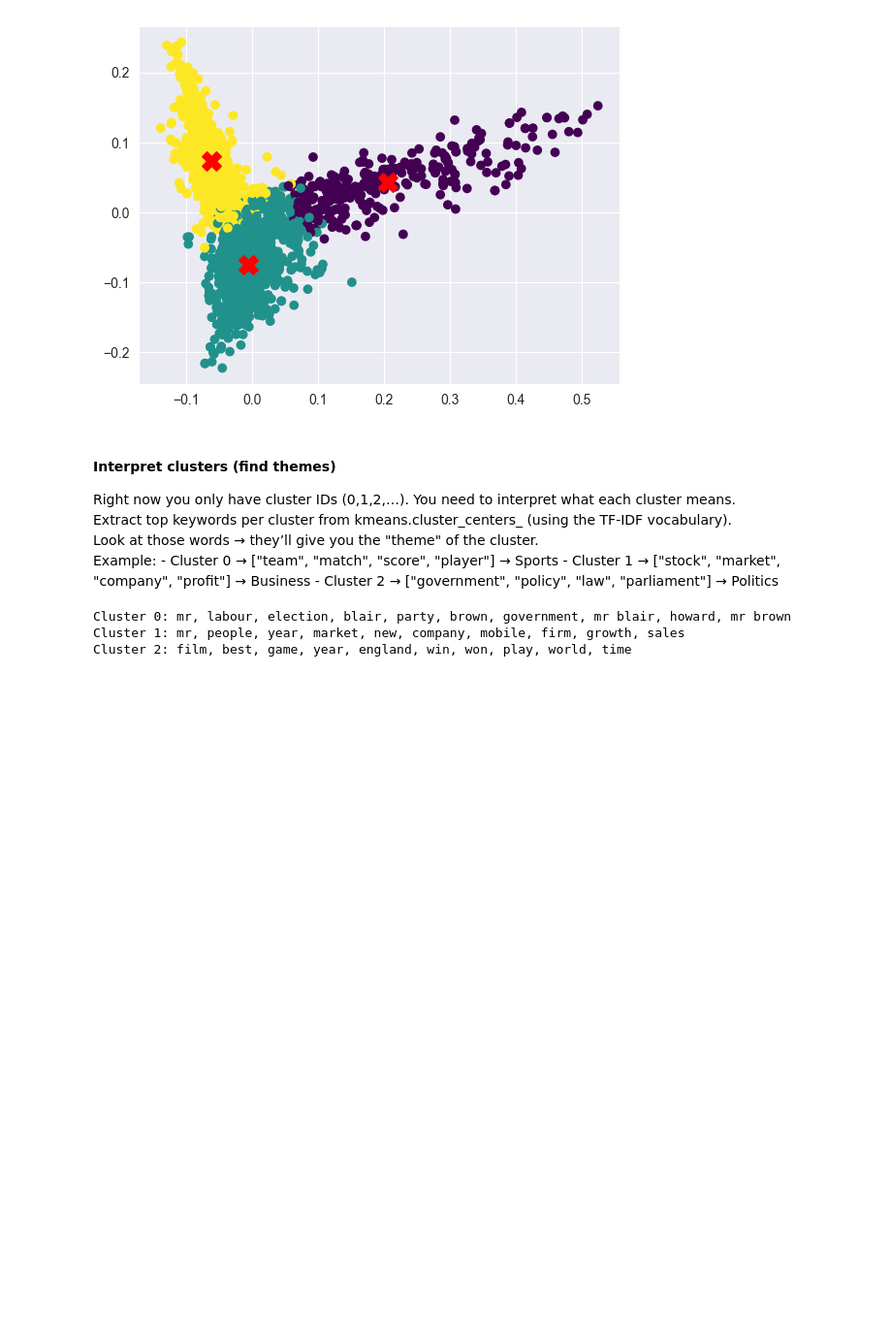
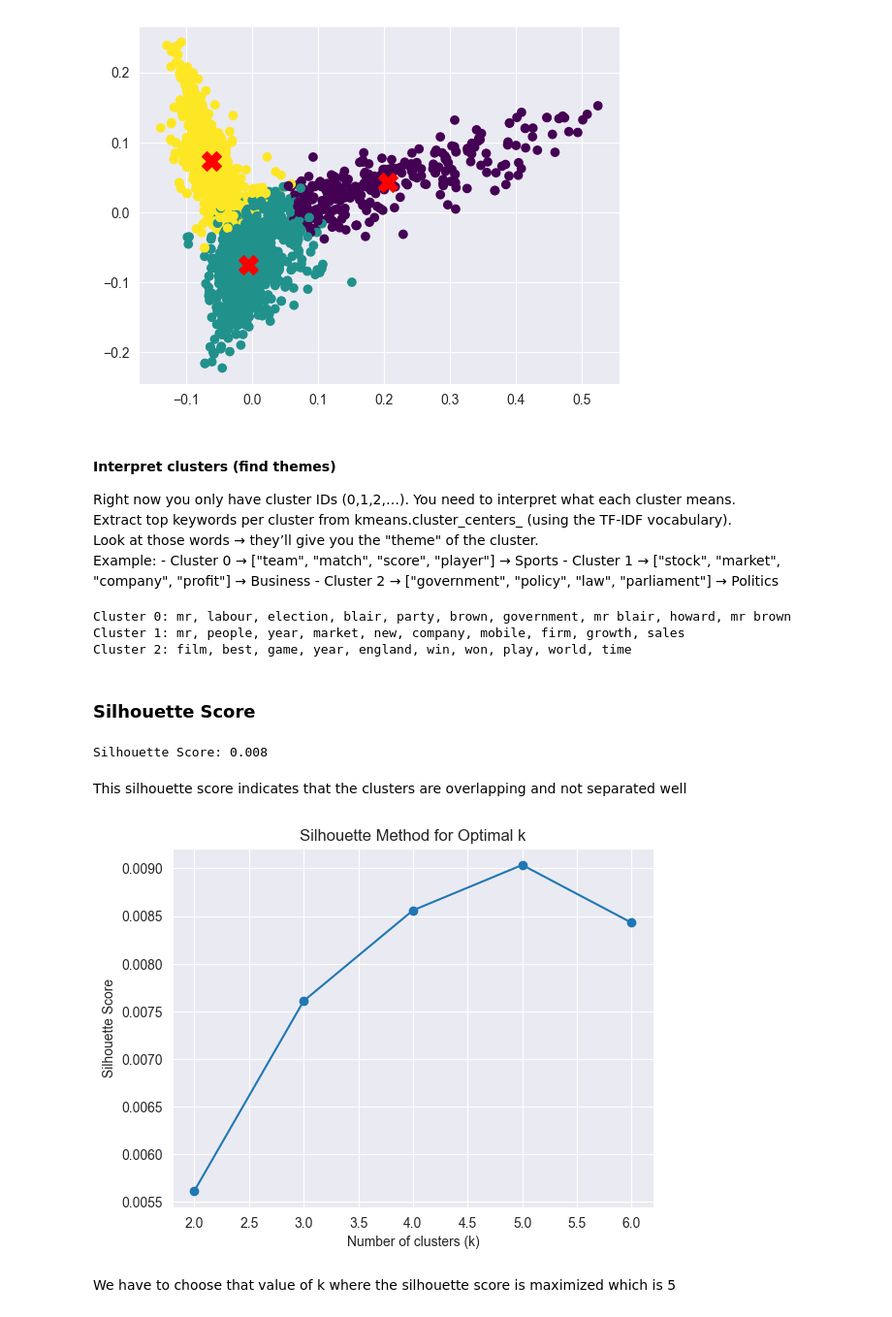
Before and after one commit to namitabagri/News-Segmentation, a Jupyter notebook: main.ipynb, the cells around one changed output. Shown at 97% size. Cells and saved outputs as stored; diff of their text form; code cells hidden in the pictures; blank space fills up the shorter version.

Commit message:
Use silhouette score to find optimal value of k

```diff
--- a/main.ipynb
+++ b/main.ipynb
@@ -163,3 +164,31 @@ for cluster, words in top_words.items():
 Cluster 0: mr, labour, election, blair, party, brown, government, mr blair, howard, mr brown
 Cluster 1: mr, people, year, market, new, company, mobile, firm, growth, sales
 Cluster 2: film, best, game, year, england, win, won, play, world, time
+# %% [markdown]
+<h3>Silhouette Score</h3>
+# %%
+score = silhouette_score(X_merged, labels)
+print(f"Silhouette Score: {score:.3f}")
+# %% [output]
+Silhouette Score: 0.008
+# %% [markdown]
+This silhouette score indicates that the clusters are overlapping and not separated well
+# %%
+scores = []
+K = range(2, 7)
+
+for k in K:
+    kmeans = KMeans(n_clusters=k, random_state=42)
+    labels = kmeans.fit_predict(X_merged)
+    score = silhouette_score(X_merged, labels)
+    scores.append(score)
+
+plt.plot(K, scores, marker='o')
+plt.xlabel("Number of clusters (k)")
+plt.ylabel("Silhouette Score")
+plt.title("Silhouette Method for Optimal k")
+plt.show()
+# %% [output]
+[figure, added]
+# %% [markdown]
+We have to choose that value of k where the silhouette score is maximized which is 5
```
Also changed, not shown: parts of 1 cell of this notebook.
